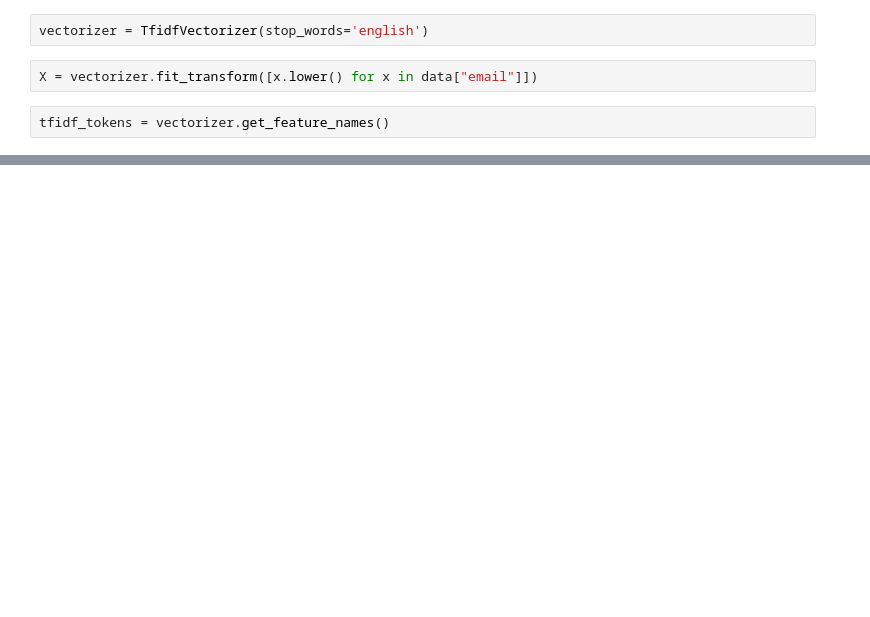
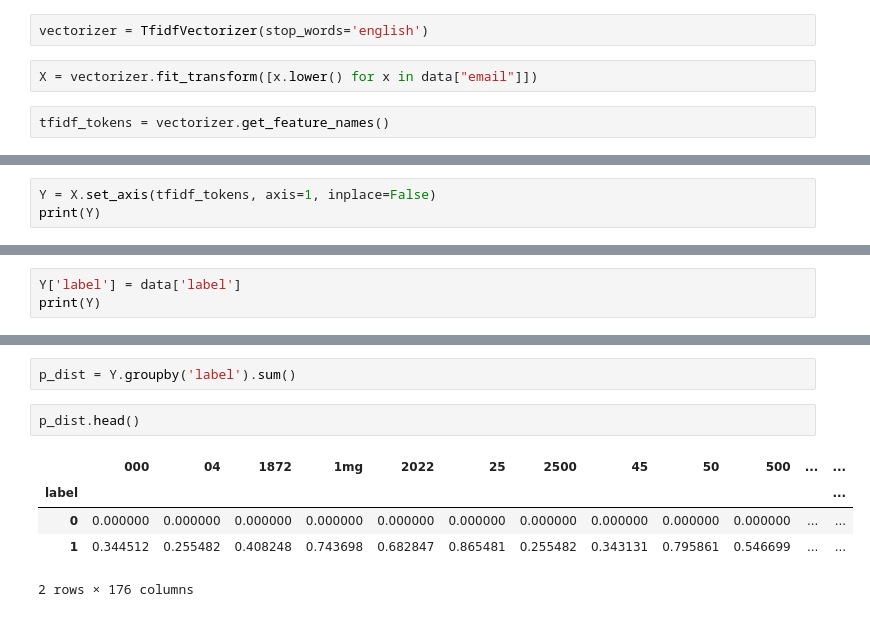
Before and after one commit to iamadityavishnu/spam-or-ham, a Jupyter notebook: spam or ham.ipynb, the cells around one changed output, grey strips where cells are left out. Saved outputs shown, nothing was run; the diff lists cells and outputs as text; blank space fills up the shorter version.

Commit message:
Probability table generated

```diff
--- a/spam or ham.ipynb
+++ b/spam or ham.ipynb
@@ -97,0 +64,3 @@ def NaiveBayes(email, p_ham, p_spam):
+# %%
+Y = X.set_axis(tfidf_tokens, axis=1, inplace=False)
+print(Y)
@@ -97,0 +85,3 @@ def NaiveBayes(email, p_ham, p_spam):
+# %%
+Y['label'] = data['label']
+print(Y)
@@ -97,0 +106,10 @@ def NaiveBayes(email, p_ham, p_spam):
+# %%
+p_dist = Y.groupby('label').sum()
+# %%
+p_dist.head()
+# %% [output]
+|  | 000 | 04 | 1872 | 1mg | 2022 | 25 | 2500 | 45 | 50 | 500 | ... | ... |
+| label |  |  |  |  |  |  |  |  |  |  |  | ... |
+| 0 | 0.000000 | 0.000000 | 0.000000 | 0.000000 | 0.000000 | 0.000000 | 0.000000 | 0.000000 | 0.000000 | 0.000000 | ... | ... |
+| 1 | 0.344512 | 0.255482 | 0.408248 | 0.743698 | 0.682847 | 0.865481 | 0.255482 | 0.343131 | 0.795861 | 0.546699 | ... | ... |
+2 rows × 176 columns
```
Also changed, not shown: parts of 12 cells of this notebook.
